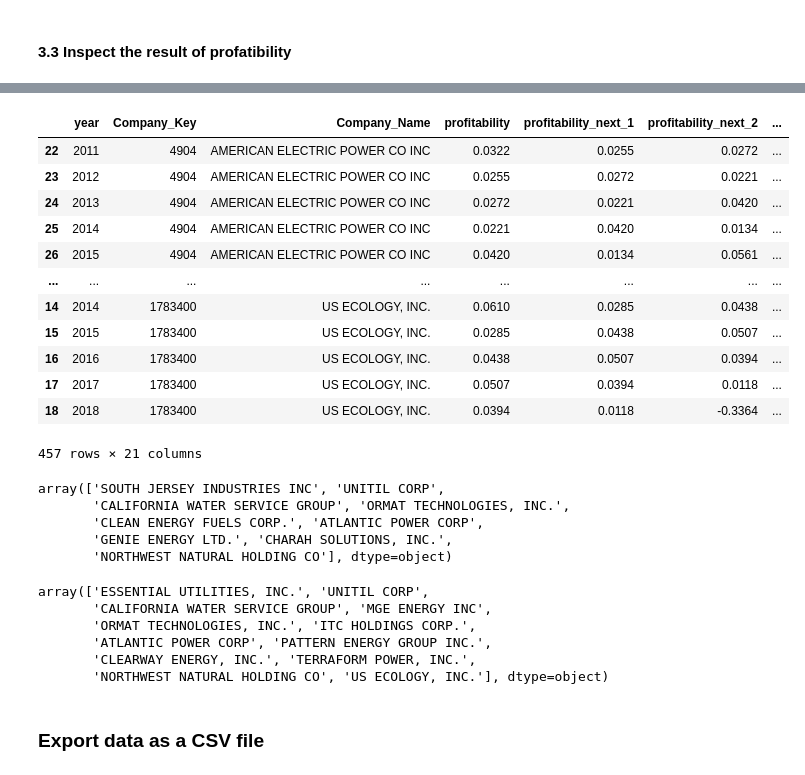
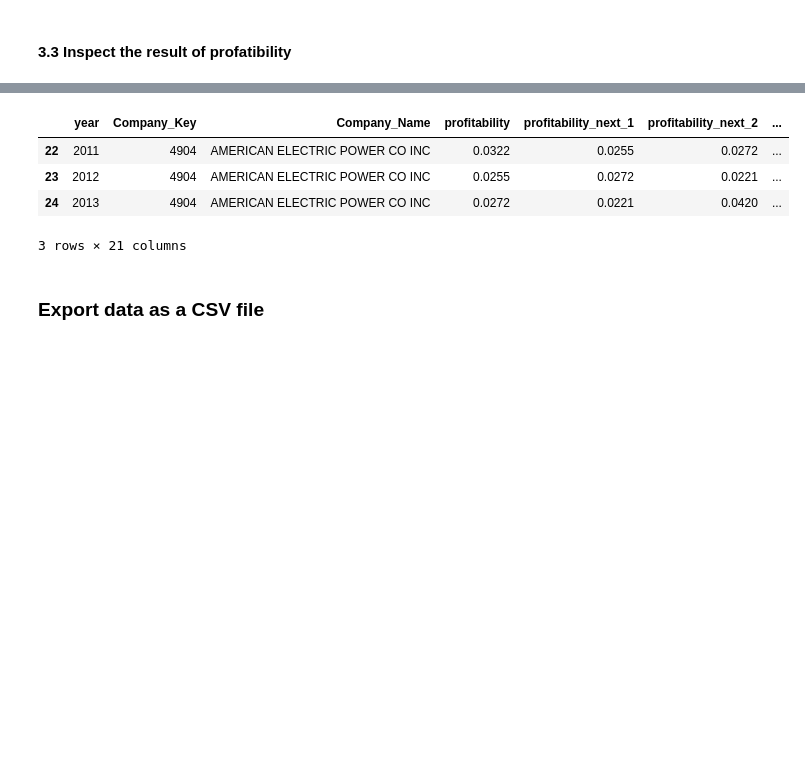
Before and after one commit to chaitanya2593/SPM_G3, a Jupyter notebook: 4_calculate_profitability.ipynb, the cells around one changed output, grey strips where cells are left out. Saved outputs shown, nothing was run; the diff lists cells and outputs as text; code cells hidden in the pictures; blank space fills up the shorter version.

```diff
--- a/4_calculate_profitability.ipynb
+++ b/4_calculate_profitability.ipynb
@@ -369,44 +353,13 @@ def remove_missing_records(df):
 # apply the function and inspect the result
 df_profitability = df_profitability.pipe(remove_missing_records)
 # %%
-df_profitability
+df_profitability.head(LIMIT)
 # %% [output]
 |  | year | Company_Key | Company_Name | profitability | profitability_next_1 | profitability_next_2 | ... |
 | 22 | 2011 | 4904 | AMERICAN ELECTRIC POWER CO INC | 0.0322 | 0.0255 | 0.0272 | ... |
 | 23 | 2012 | 4904 | AMERICAN ELECTRIC POWER CO INC | 0.0255 | 0.0272 | 0.0221 | ... |
 | 24 | 2013 | 4904 | AMERICAN ELECTRIC POWER CO INC | 0.0272 | 0.0221 | 0.0420 | ... |
-| 25 | 2014 | 4904 | AMERICAN ELECTRIC POWER CO INC | 0.0221 | 0.0420 | 0.0134 | ... |
-| 26 | 2015 | 4904 | AMERICAN ELECTRIC POWER CO INC | 0.0420 | 0.0134 | 0.0561 | ... |
-| ... | ... | ... | ... | ... | ... | ... | ... |
-| 14 | 2014 | 1783400 | US ECOLOGY, INC. | 0.0610 | 0.0285 | 0.0438 | ... |
-| 15 | 2015 | 1783400 | US ECOLOGY, INC. | 0.0285 | 0.0438 | 0.0507 | ... |
-| 16 | 2016 | 1783400 | US ECOLOGY, INC. | 0.0438 | 0.0507 | 0.0394 | ... |
-| 17 | 2017 | 1783400 | US ECOLOGY, INC. | 0.0507 | 0.0394 | 0.0118 | ... |
-| 18 | 2018 | 1783400 | US ECOLOGY, INC. | 0.0394 | 0.0118 | -0.3364 | ... |
-457 rows × 21 columns
+3 rows × 21 columns
-# %%
-filter1 = df_profitability[REVENUE].between(200, 800)
-filter_negetive_profit =  df_profitability[PROFITABILITY] < 0
-filter_positive_profit =  df_profitability[PROFITABILITY] > 0
-
-result_negetive_profit = df_profitability[filter1 & filter_negetive_profit]
-result_negetive_profit[['Company_Name', 'Company_Key', REVENUE, PROFITABILITY]]['Company_Name'].unique()
-# %% [output]
-array(['SOUTH JERSEY INDUSTRIES INC', 'UNITIL CORP',
-       'CALIFORNIA WATER SERVICE GROUP', 'ORMAT TECHNOLOGIES, INC.',
-       'CLEAN ENERGY FUELS CORP.', 'ATLANTIC POWER CORP',
-       'GENIE ENERGY LTD.', 'CHARAH SOLUTIONS, INC.',
-       'NORTHWEST NATURAL HOLDING CO'], dtype=object)
-# %%
-result_positive_profit = df_profitability[filter1 & filter_positive_profit]
-result_positive_profit[['Company_Name', 'Company_Key', REVENUE, PROFITABILITY]]['Company_Name'].unique()
-# %% [output]
-array(['ESSENTIAL UTILITIES, INC.', 'UNITIL CORP',
-       'CALIFORNIA WATER SERVICE GROUP', 'MGE ENERGY INC',
-       'ORMAT TECHNOLOGIES, INC.', 'ITC HOLDINGS CORP.',
-       'ATLANTIC POWER CORP', 'PATTERN ENERGY GROUP INC.',
-       'CLEARWAY ENERGY, INC.', 'TERRAFORM POWER, INC.',
-       'NORTHWEST NATURAL HOLDING CO', 'US ECOLOGY, INC.'], dtype=object)
 # %% [markdown]
 ### Export data as a CSV file
 # %%
```
Also changed, not shown: parts of 4 cells of this notebook, 1 other file.
